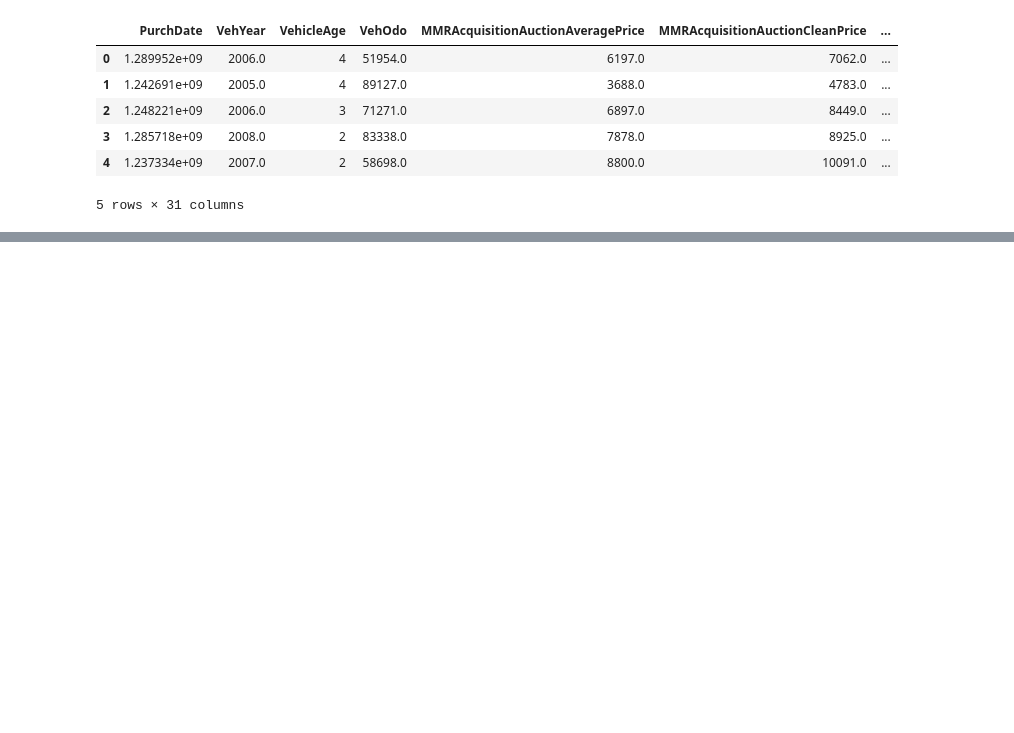
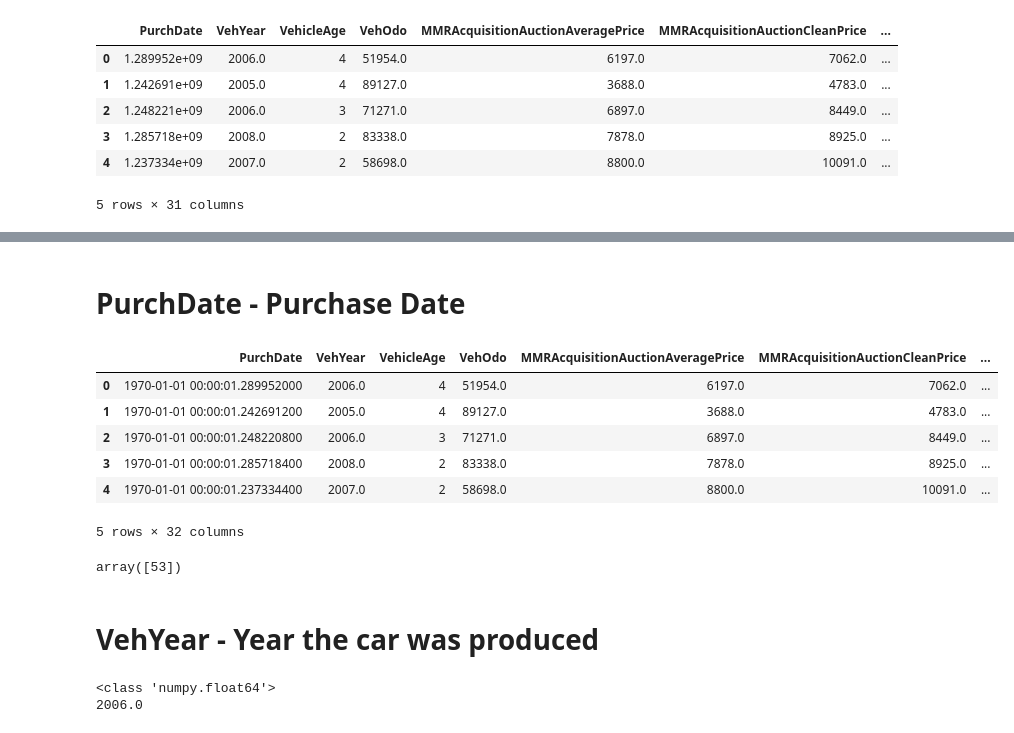
Before and after one commit to agomolka/MASem2DataMining, a Jupyter notebook: car_kick_analysis.ipynb, the cells around one changed output, grey strips where cells are left out. Drawn from its saved outputs; the diff is of its cells as text; code cells hidden in the pictures; blank space fills up the shorter version.

Commit message:
Date data analysis

```diff
--- a/car_kick_analysis.ipynb
+++ b/car_kick_analysis.ipynb
@@ -14,0 +40,22 @@ car_kick.head()
+# %% [markdown]
+# PurchDate - Purchase Date
+# %%
+car_kick['PurchDate'] =  pd.to_datetime(car_kick['PurchDate'])
+# %%
+def from_dob_to_age(purchase_date):
+    today = datetime.date.today()
+    if (purchase_date.year > today.year):
+        return today.year - (purchase_date.year-100) - ((today.month, today.day) < (purchase_date.month, purchase_date.day))
+    return today.year - purchase_date.year - ((today.month, today.day) < (purchase_date.month, purchase_date.day))
+# %%
+car_kick['PurchAge'] = car_kick['PurchDate'].apply(lambda x: from_dob_to_age(x))
+# %%
+car_kick.head()
+# %% [output]
+|  | PurchDate | VehYear | VehicleAge | VehOdo | MMRAcquisitionAuctionAveragePrice | MMRAcquisitionAuctionCleanPrice | ... |
+| 0 | 1970-01-01 00:00:01.289952000 | 2006.0 | 4 | 51954.0 | 6197.0 | 7062.0 | ... |
+| 1 | 1970-01-01 00:00:01.242691200 | 2005.0 | 4 | 89127.0 | 3688.0 | 4783.0 | ... |
+| 2 | 1970-01-01 00:00:01.248220800 | 2006.0 | 3 | 71271.0 | 6897.0 | 8449.0 | ... |
+| 3 | 1970-01-01 00:00:01.285718400 | 2008.0 | 2 | 83338.0 | 7878.0 | 8925.0 | ... |
+| 4 | 1970-01-01 00:00:01.237334400 | 2007.0 | 2 | 58698.0 | 8800.0 | 10091.0 | ... |
+5 rows × 32 columns
@@ -14,0 +65,4 @@ car_kick.head()
+# %%
+car_kick['PurchAge'].unique()
+# %% [output]
+array([53])
@@ -14,0 +73,8 @@ car_kick.head()
+# %% [markdown]
+# VehYear - Year the car was produced
+# %%
+print(type(car_kick.VehYear[0]))
+print(car_kick.VehYear[0])
+# %% [output]
+<class 'numpy.float64'>
+2006.0
```
Also changed, not shown: parts of 43 cells of this notebook.
